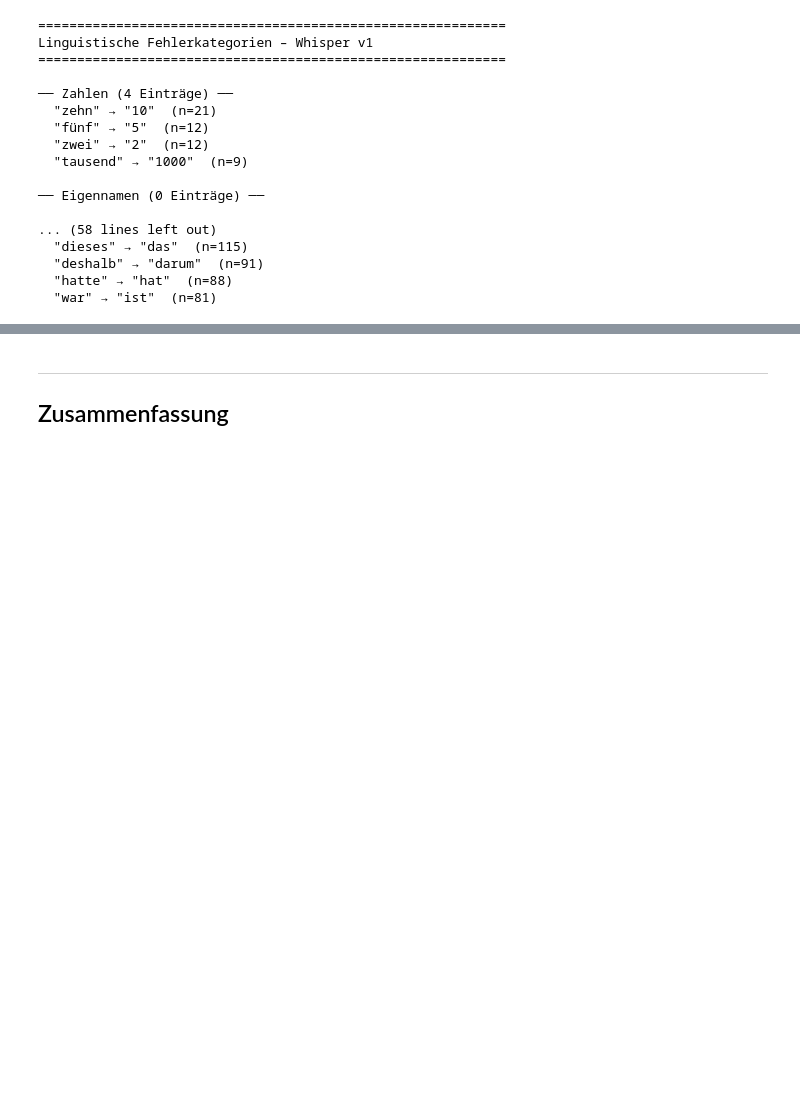
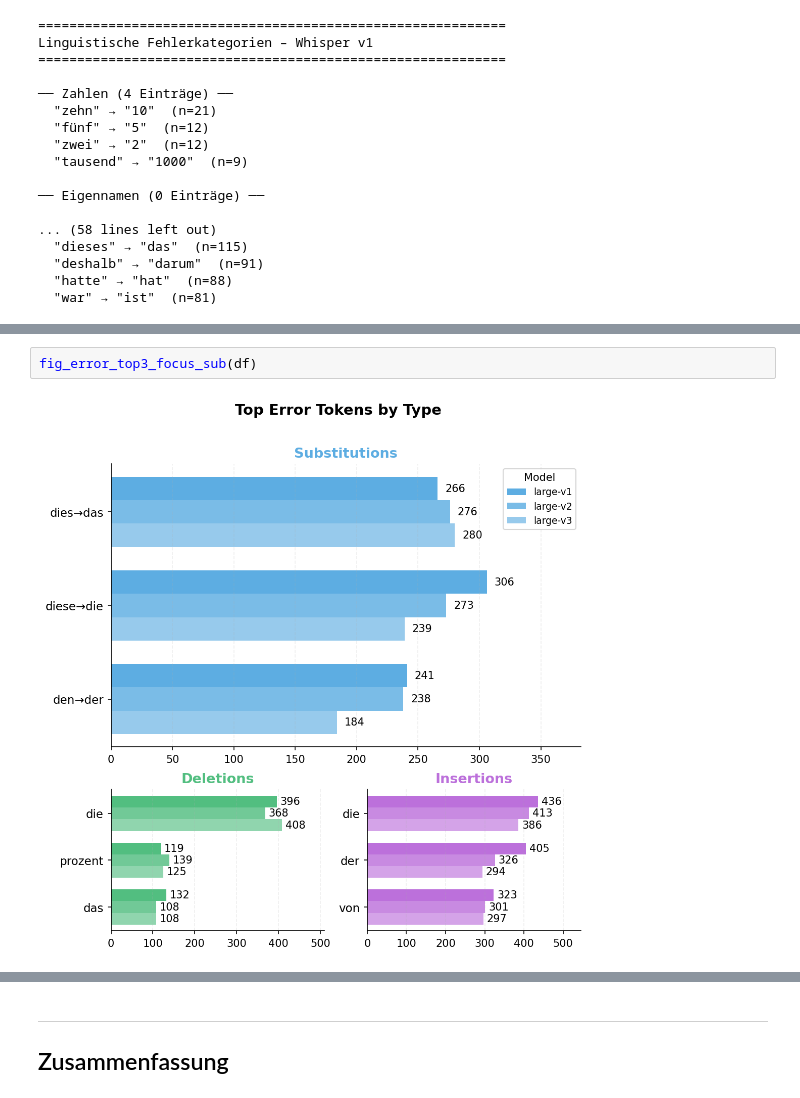
Before and after one commit to sarruja/NLP-Project2, a Jupyter notebook: fehleranalyse.ipynb, the cells around one changed output, grey strips where cells are left out. Cells and saved outputs as stored; diff of their text form; blank space fills up the shorter version.

```diff
--- a/fehleranalyse.ipynb
+++ b/fehleranalyse.ipynb
@@ -390,0 +420,4 @@ Linguistische Fehlerkategorien – Whisper v1
+# %%
+fig_error_top3_focus_sub(df)
+# %% [output]
+[figure, added]
```
Also changed, not shown: parts of 9 cells of this notebook, 9 other files.
